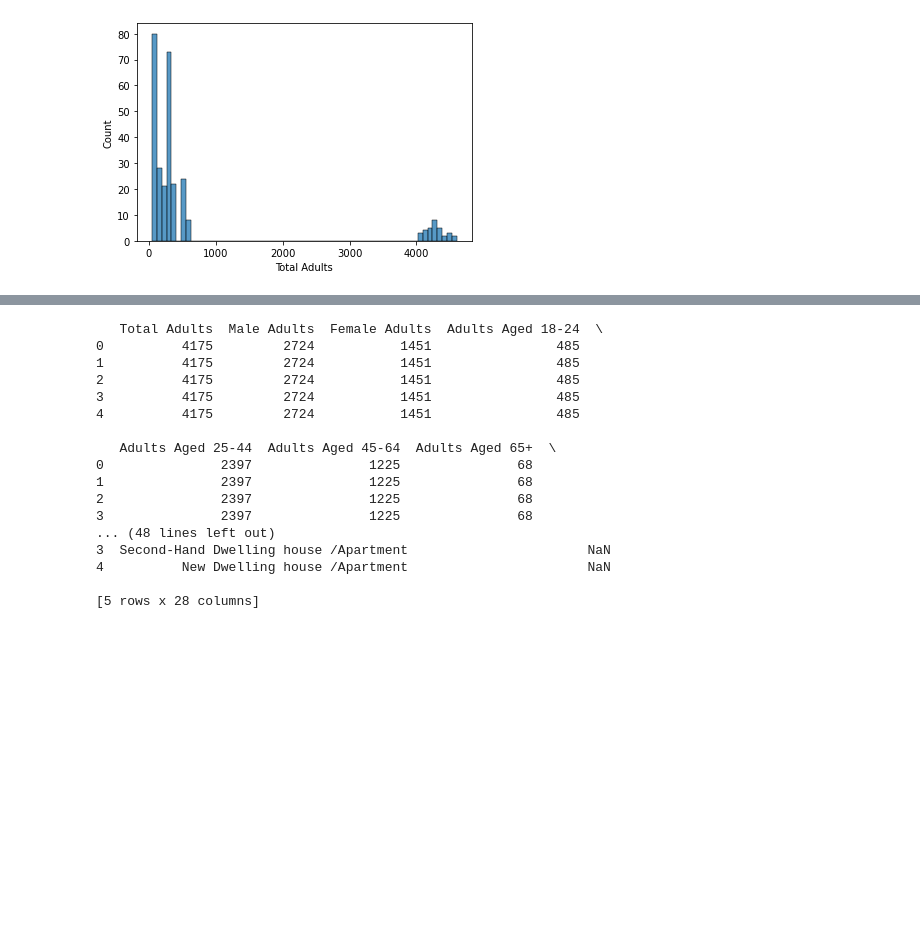
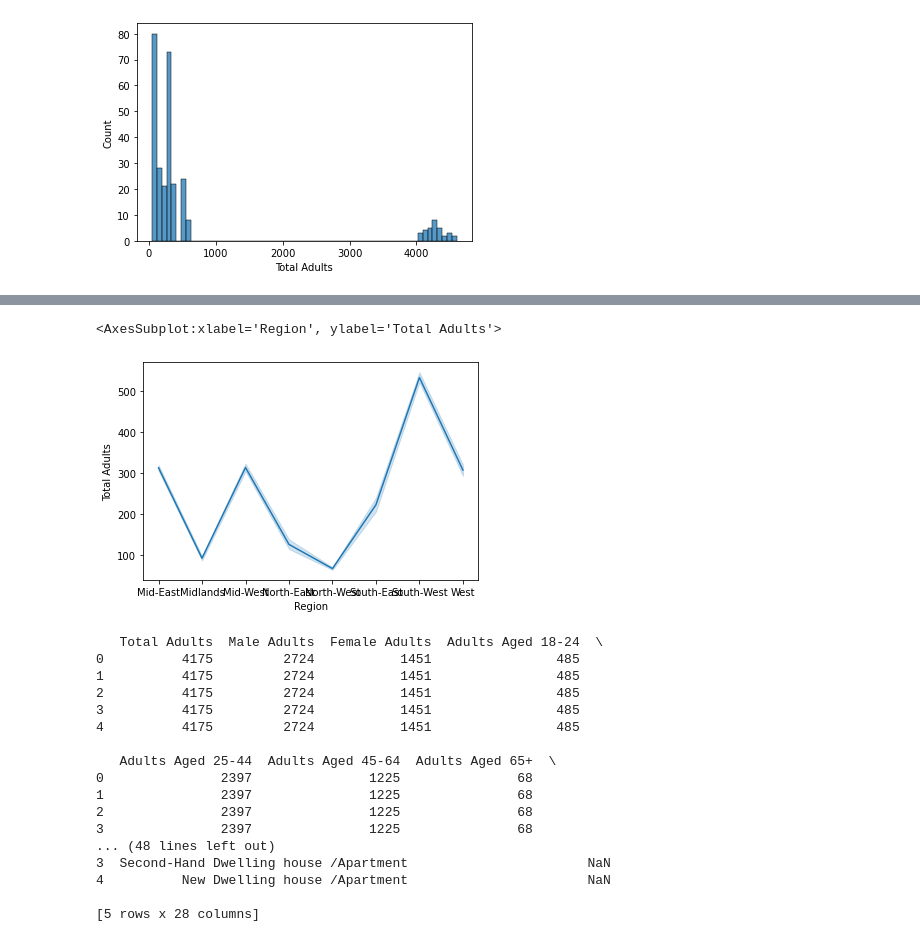
Before and after one commit to Sez23/UCDPA_SarahBrien, a Jupyter notebook: UCDPA_SarahBrien.ipynb, the cells around one changed output, grey strips where cells are left out. Cells and saved outputs as stored; diff of their text form; code cells hidden in the pictures; blank space fills up the shorter version.

```diff
--- a/UCDPA_SarahBrien.ipynb
+++ b/UCDPA_SarahBrien.ipynb
@@ -406,3 +483,8 @@ sns.histplot(H_IRE["Total Adults"])
+# %%
+sns.lineplot(x="Region", y="Total Adults", data=H_IRE_noDub)
+# %% [output]
+<AxesSubplot:xlabel='Region', ylabel='Total Adults'>
+[figure, added]
 # %%
 #merge
 H_IREPPRLeft = pd.merge(H_IRE, PPR, how='left', left_on = 'Region', right_on = 'County')
```
Also changed, not shown: parts of 30 cells of this notebook.
